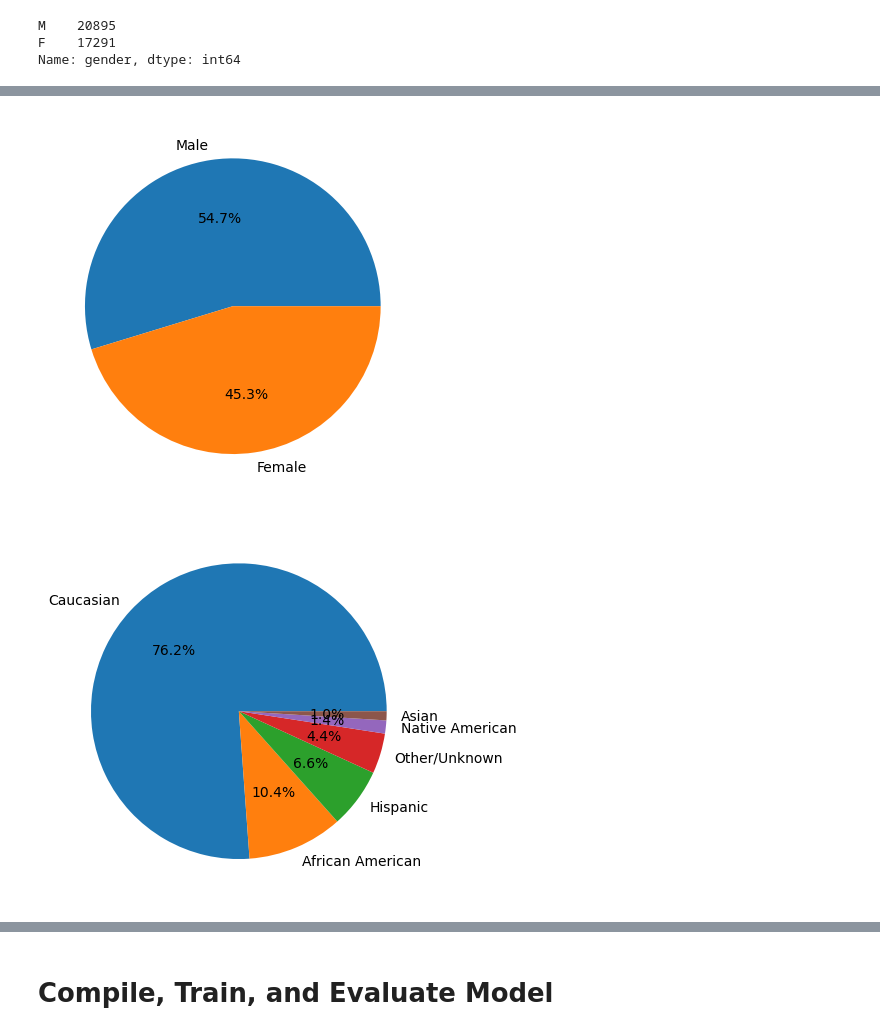
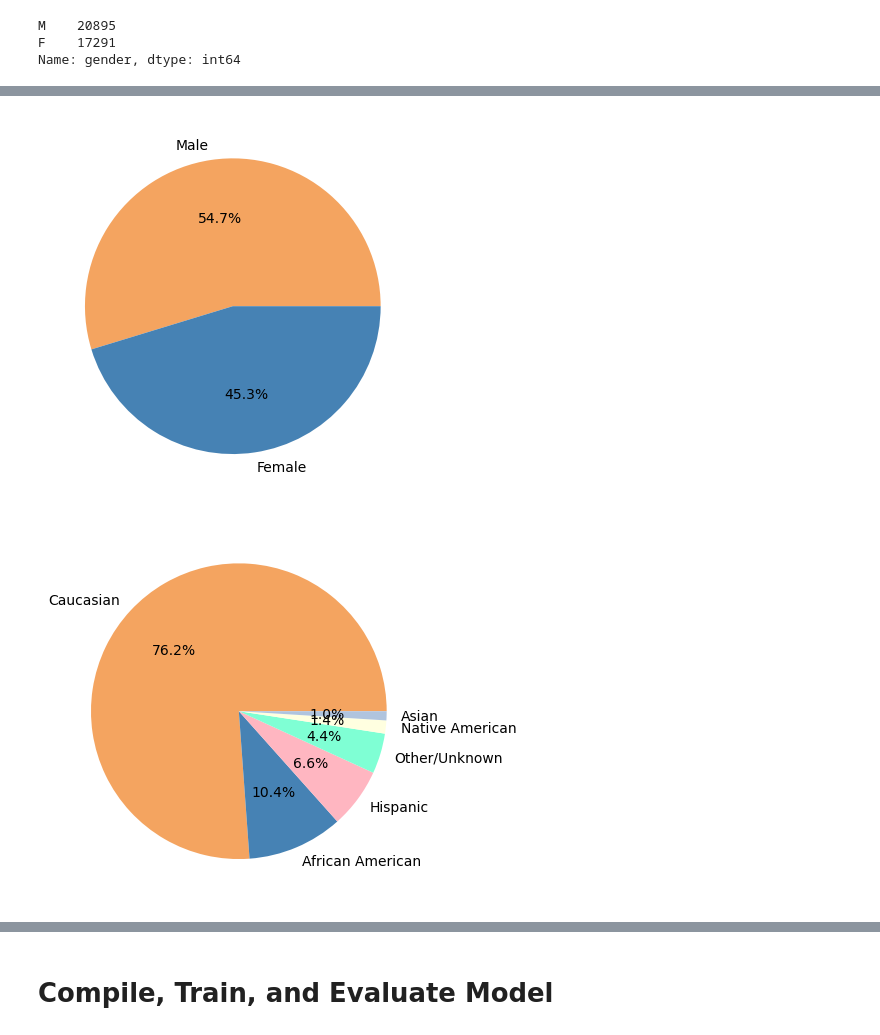
Before and after one commit to ComfyKoala/diabetes-classification, a Jupyter notebook: Nikko/Diabetes_NN.ipynb, the cells around one changed output, grey strips where cells are left out. Saved outputs shown, nothing was run; the diff lists cells and outputs as text; code cells hidden in the pictures.

Commit message:
Added additional charting

```diff
--- a/Nikko/Diabetes_NN.ipynb
+++ b/Nikko/Diabetes_NN.ipynb
@@ -158,10 +171,10 @@ Name: gender, dtype: int64
 # %%
 gender_counts = clean_diabetes_df['gender'].value_counts()#.plot(kind='pie', autopct='%1.1f%%')
-plt.pie(gender_counts,labels=['Male','Female'],autopct='%.1f%%');
+plt.pie(gender_counts,labels=['Male','Female'],autopct='%.1f%%', colors = ['sandybrown', 'steelblue']);
 # %% [output]
-[figure, old version]
+[figure, new version]
 # %%
 ethnicity_counts = clean_diabetes_df['ethnicity'].value_counts()#.plot(kind='pie', autopct='%1.1f%%')
-plt.pie(ethnicity_counts,labels=ethnicity_counts.index,autopct='%.1f%%');
+plt.pie(ethnicity_counts,labels=ethnicity_counts.index,autopct='%.1f%%', colors=['sandybrown', 'steelblue', 'lightpink', 'aquamarine', 'lightyellow', 'lightsteelblue']);
 # %% [output]
-[figure, old version]
+[figure, new version]
```
Also changed, not shown: parts of 3 cells of this notebook.
